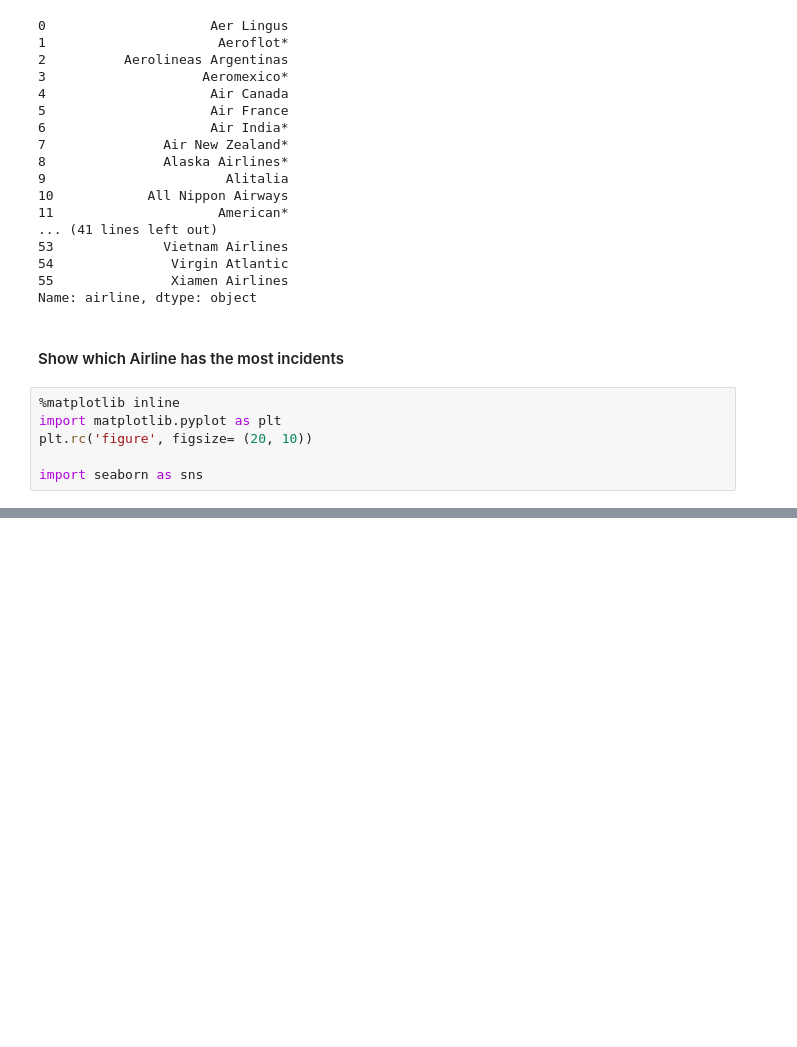
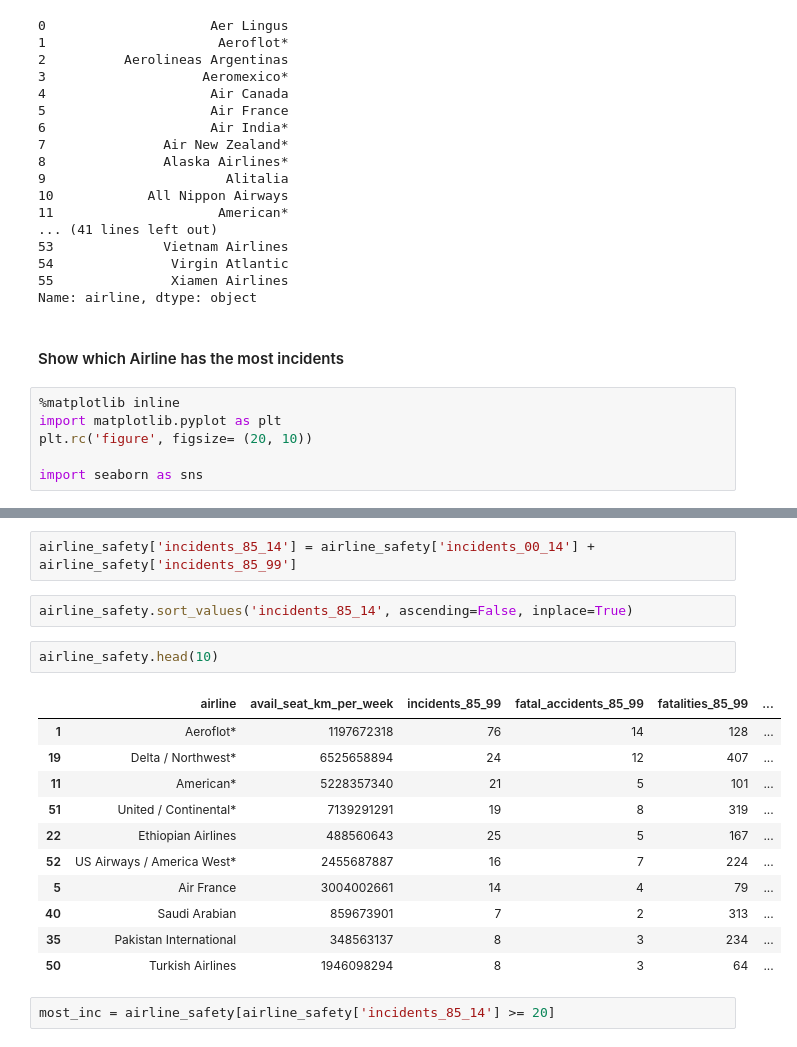
Before and after one commit to mrcl-crz/Airline-Safety-on-Bad-Weather, a Jupyter notebook: Airline Safety on Bad Weather.ipynb, the cells around one changed output, grey strips where cells are left out. Saved outputs shown, nothing was run; the diff lists cells and outputs as text; blank space fills up the shorter version.

```diff
--- a/Airline Safety on Bad Weather.ipynb
+++ b/Airline Safety on Bad Weather.ipynb
@@ -140 +143,21 @@ AttributeError: 'SeriesGroupBy' object has no attribute 'sort_values'
+# %%
+airline_safety['incidents_85_14'] = airline_safety['incidents_00_14'] + airline_safety['incidents_85_99']
+# %%
+airline_safety.sort_values('incidents_85_14', ascending=False, inplace=True)
+# %%
+airline_safety.head(10)
+# %% [output]
+|  | airline | avail_seat_km_per_week | incidents_85_99 | fatal_accidents_85_99 | fatalities_85_99 | ... |
+| 1 | Aeroflot* | 1197672318 | 76 | 14 | 128 | ... |
+| 19 | Delta / Northwest* | 6525658894 | 24 | 12 | 407 | ... |
+| 11 | American* | 5228357340 | 21 | 5 | 101 | ... |
+| 51 | United / Continental* | 7139291291 | 19 | 8 | 319 | ... |
+| 22 | Ethiopian Airlines | 488560643 | 25 | 5 | 167 | ... |
+| 52 | US Airways / America West* | 2455687887 | 16 | 7 | 224 | ... |
+| 5 | Air France | 3004002661 | 14 | 4 | 79 | ... |
+| 40 | Saudi Arabian | 859673901 | 7 | 2 | 313 | ... |
+| 35 | Pakistan International | 348563137 | 8 | 3 | 234 | ... |
+| 50 | Turkish Airlines | 1946098294 | 8 | 3 | 64 | ... |
+# %%
+most_inc = airline_safety[airline_safety['incidents_85_14'] >= 20]
 # %%
```
Also changed, not shown: parts of 9 cells of this notebook.
